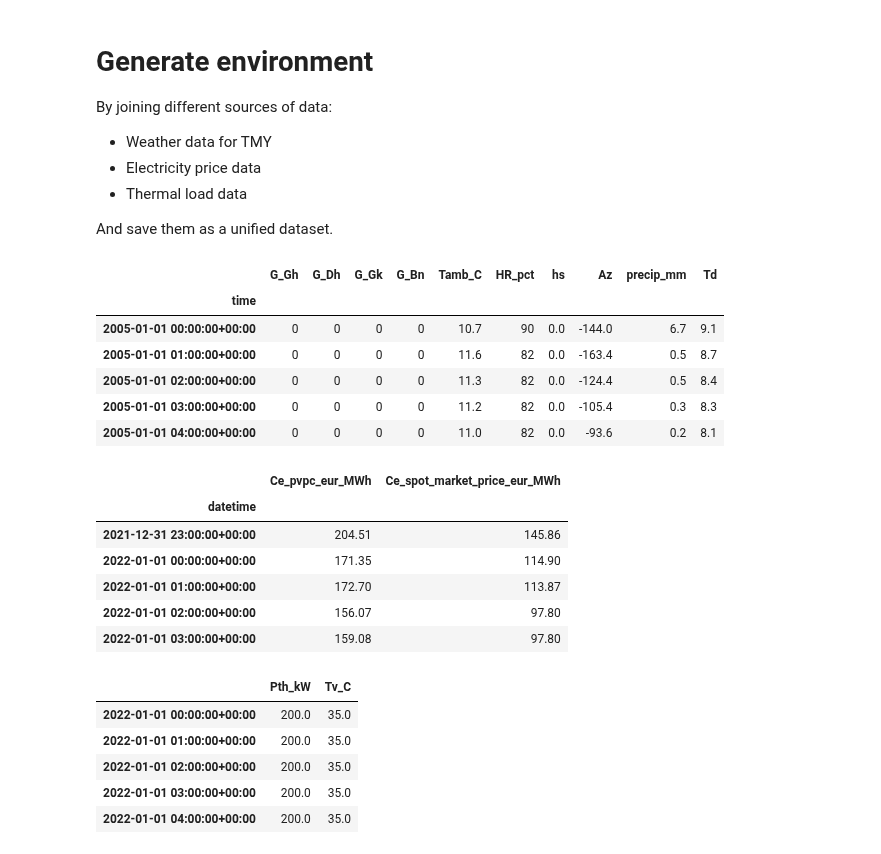
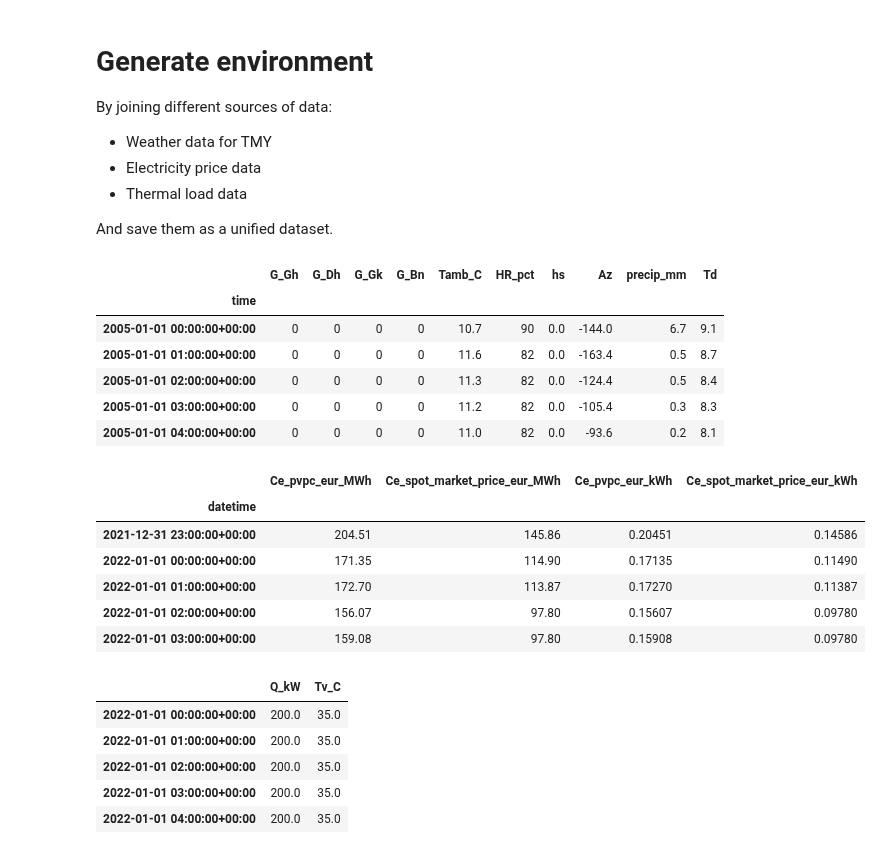
Before and after one commit to juan11iguel/SOLhycool, a Jupyter notebook: simulation/notebooks/generate_environment.ipynb, the cells around one changed output. Saved outputs shown, nothing was run; the diff lists cells and outputs as text; code cells hidden in the pictures.

```diff
--- a/simulation/notebooks/generate_environment.ipynb
+++ b/simulation/notebooks/generate_environment.ipynb
@@ -21,39 +21,42 @@ output_path: Path = Path("../results")
 weather_filename: str = "tmy_2005_tabernas.h5"
 electricity_filename: str = "electricity_price_data_20211231_20241231.h5"
 load_filename: str = "thermal_load_data_20220101_20241231.h5"
+water_filename: str = "water_data_20220101_20241231.h5"
 
 year_start: int = 2022
 year_end: int = 2024
 # %%
 # Load datasets
 df_weather = pd.read_hdf(data_path / weather_filename)
 df_electricity = pd.read_hdf(data_path / electricity_filename)
 df_load = pd.read_hdf(data_path / load_filename)
+df_water = pd.read_hdf(data_path / water_filename)
 
 # Create a pandas series with one-hour resolution
 start_date = datetime.datetime(year_start, 1, 1, 0, 0, 0, tzinfo=datetime.timezone.utc)
 end_date = datetime.datetime(year_end, 12, 31, 22, 0, 0, tzinfo=datetime.timezone.utc)
 date_rng = pd.date_range(start=start_date, end=end_date, freq='h', tz='UTC')
 
 display(df_weather.head())
 display(df_electricity.head())
 display(df_load.head())
+display(df_water.head())
 # %% [output]
 |  | G_Gh | G_Dh | G_Gk | G_Bn | Tamb_C | HR_pct | hs | Az | precip_mm | Td |
 | time |  |  |  |  |  |  |  |  |  |  |
 | 2005-01-01 00:00:00+00:00 | 0 | 0 | 0 | 0 | 10.7 | 90 | 0.0 | -144.0 | 6.7 | 9.1 |
 | 2005-01-01 01:00:00+00:00 | 0 | 0 | 0 | 0 | 11.6 | 82 | 0.0 | -163.4 | 0.5 | 8.7 |
 | 2005-01-01 02:00:00+00:00 | 0 | 0 | 0 | 0 | 11.3 | 82 | 0.0 | -124.4 | 0.5 | 8.4 |
 | 2005-01-01 03:00:00+00:00 | 0 | 0 | 0 | 0 | 11.2 | 82 | 0.0 | -105.4 | 0.3 | 8.3 |
 | 2005-01-01 04:00:00+00:00 | 0 | 0 | 0 | 0 | 11.0 | 82 | 0.0 | -93.6 | 0.2 | 8.1 |
-|  | Ce_pvpc_eur_MWh | Ce_spot_market_price_eur_MWh |
-| datetime |  |  |
-| 2021-12-31 23:00:00+00:00 | 204.51 | 145.86 |
-| 2022-01-01 00:00:00+00:00 | 171.35 | 114.90 |
-| 2022-01-01 01:00:00+00:00 | 172.70 | 113.87 |
-| 2022-01-01 02:00:00+00:00 | 156.07 | 97.80 |
-| 2022-01-01 03:00:00+00:00 | 159.08 | 97.80 |
+|  | Ce_pvpc_eur_MWh | Ce_spot_market_price_eur_MWh | Ce_pvpc_eur_kWh | Ce_spot_market_price_eur_kWh |
+| datetime |  |  |  |  |
+| 2021-12-31 23:00:00+00:00 | 204.51 | 145.86 | 0.20451 | 0.14586 |
+| 2022-01-01 00:00:00+00:00 | 171.35 | 114.90 | 0.17135 | 0.11490 |
+| 2022-01-01 01:00:00+00:00 | 172.70 | 113.87 | 0.17270 | 0.11387 |
+| 2022-01-01 02:00:00+00:00 | 156.07 | 97.80 | 0.15607 | 0.09780 |
+| 2022-01-01 03:00:00+00:00 | 159.08 | 97.80 | 0.15908 | 0.09780 |
-|  | Pth_kW | Tv_C |
+|  | Q_kW | Tv_C |
 | 2022-01-01 00:00:00+00:00 | 200.0 | 35.0 |
 | 2022-01-01 01:00:00+00:00 | 200.0 | 35.0 |
 | 2022-01-01 02:00:00+00:00 | 200.0 | 35.0 |
```
Also changed, not shown: parts of 5 cells of this notebook, 37 other files.
